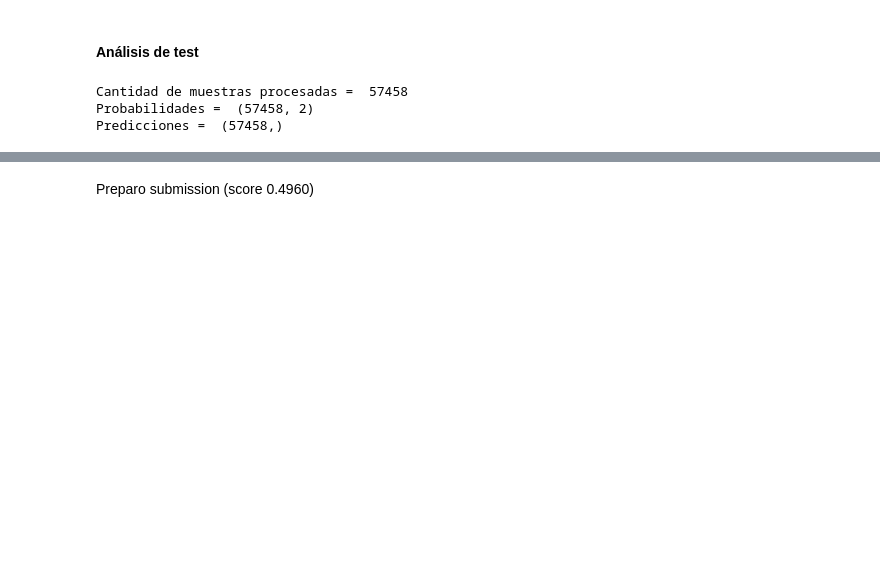
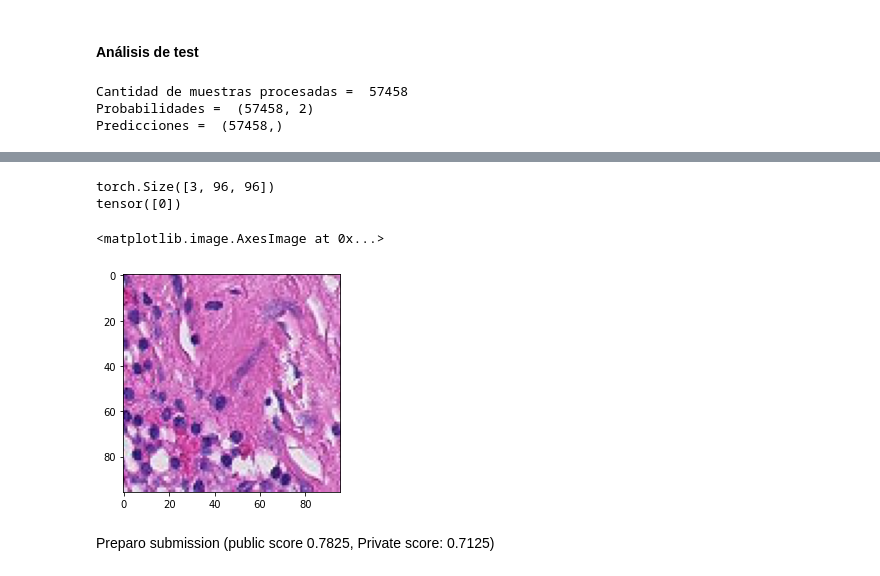
Before and after one commit to ffelicioni/CV---Histopathologic-Cancer-Detection, a Jupyter notebook: practica8_computervision.ipynb, the cells around one changed output, grey strips where cells are left out. Saved outputs shown, nothing was run; the diff lists cells and outputs as text; code cells hidden in the pictures; blank space fills up the shorter version.

Commit message:
submission test

```diff
--- a/practica8_computervision.ipynb
+++ b/practica8_computervision.ipynb
@@ -825,4 +808,16 @@ predictions_t.sum()
+# %%
+img, label = histop_test_set[63]
+print(img.size())
+print(label)
+# la mostramos
+plt.imshow(img.permute(1,2,0))
+#print(img.permute(1,2,0))
+# %% [output]
+torch.Size([3, 96, 96])
+tensor([0])
+<matplotlib.image.AxesImage at 0x...>
+[figure, added]
 # %% [markdown]
-Preparo submission (score 0.4960)
+Preparo submission (public score  0.7825, Private score: 0.7125)
 # %%
 test_set.to_csv('submission.csv', index=False)
```
Also changed, not shown: parts of 28 cells of this notebook.
